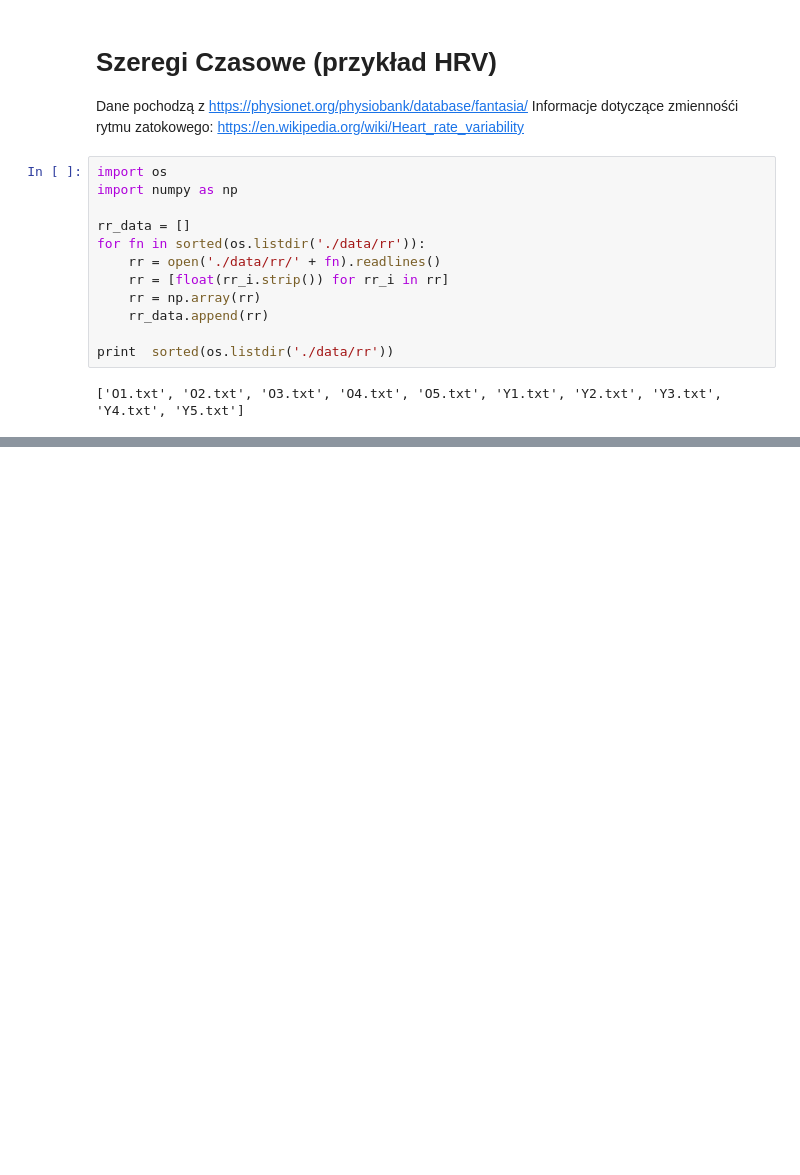
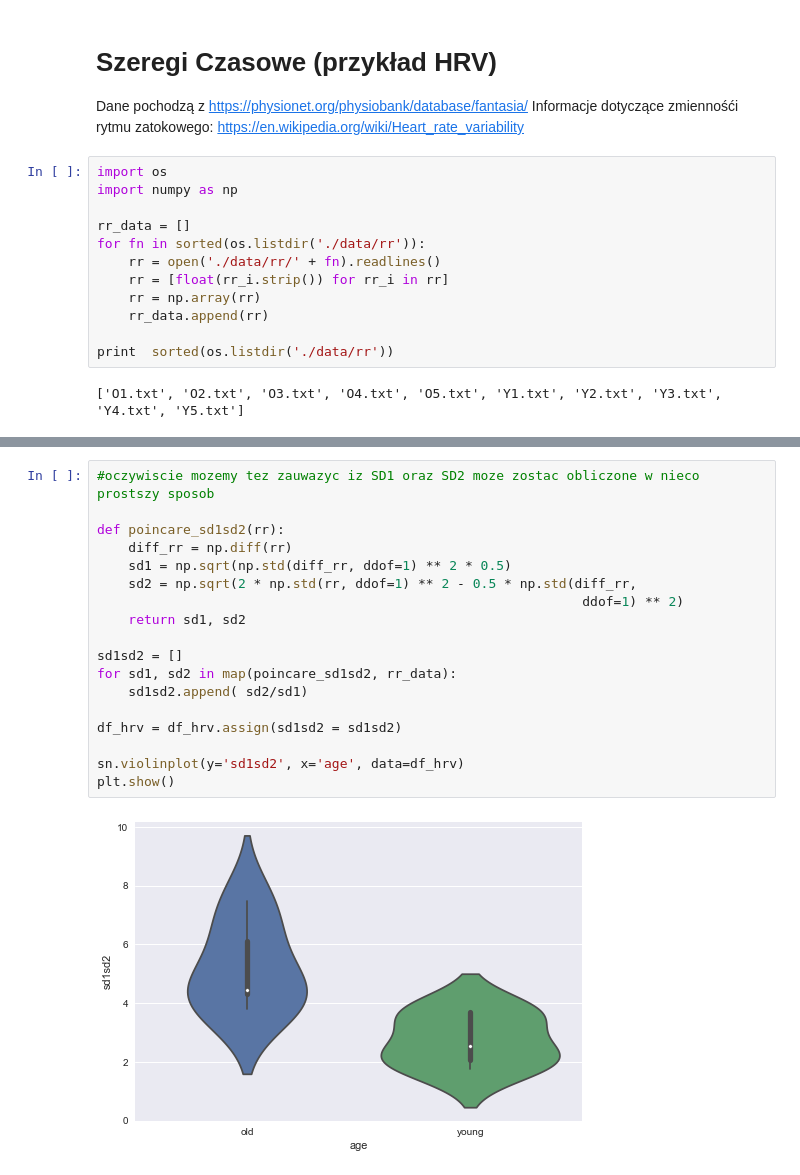
Before and after one commit to IS-UMK/datamining_tutorial, a Jupyter notebook: HRV_analysis.ipynb, the cells around one changed output, grey strips where cells are left out. Cells and saved outputs as stored; diff of their text form; blank space fills up the shorter version.

```diff
--- a/HRV_analysis.ipynb
+++ b/HRV_analysis.ipynb
@@ -154,0 +159,20 @@ Optimization terminated successfully.
+# %%
+#oczywiscie mozemy tez zauwazyc iz SD1 oraz SD2 moze zostac obliczone w nieco prostszy sposob
+
+def poincare_sd1sd2(rr):
+    diff_rr = np.diff(rr)
+    sd1 = np.sqrt(np.std(diff_rr, ddof=1) ** 2 * 0.5)
+    sd2 = np.sqrt(2 * np.std(rr, ddof=1) ** 2 - 0.5 * np.std(diff_rr,
+                                                              ddof=1) ** 2)
+    return sd1, sd2
+
+sd1sd2 = []
+for sd1, sd2 in map(poincare_sd1sd2, rr_data):
+    sd1sd2.append( sd2/sd1)
+
+df_hrv = df_hrv.assign(sd1sd2 = sd1sd2)
+
+sn.violinplot(y='sd1sd2', x='age', data=df_hrv)
+plt.show()
+# %% [output]
+[figure, added]
```
Also changed, not shown: parts of 8 cells of this notebook.
